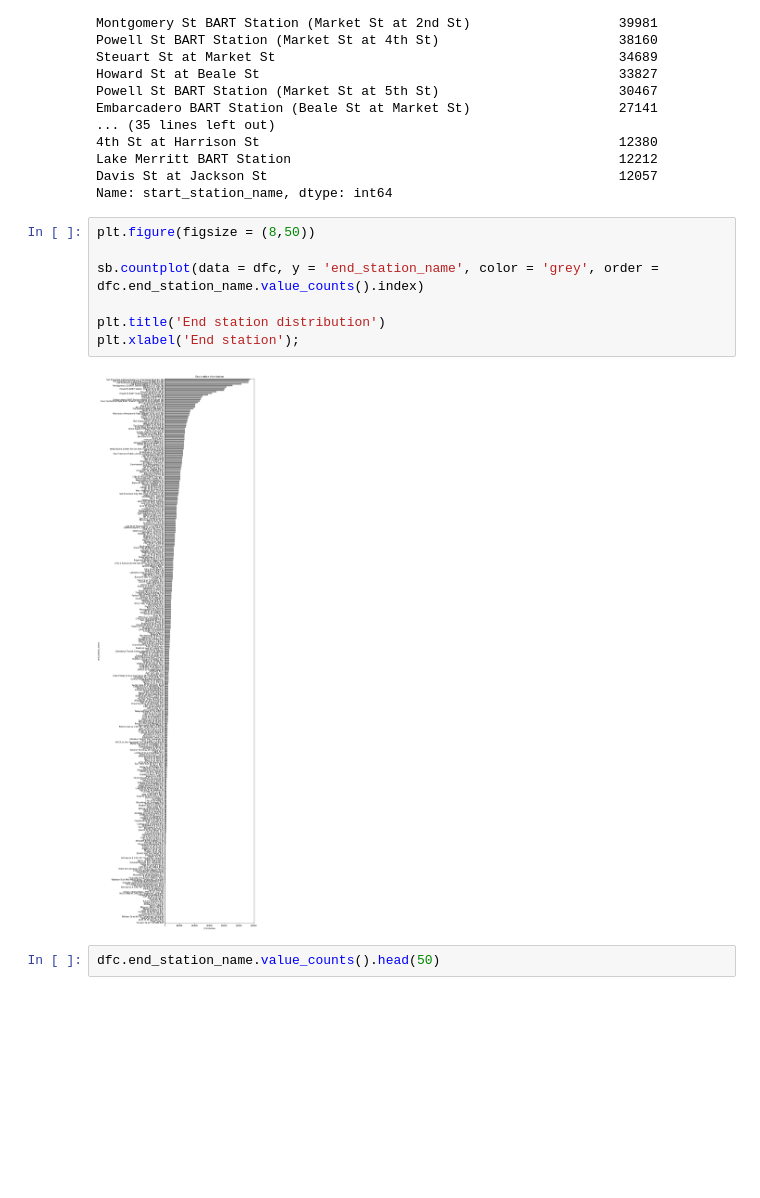
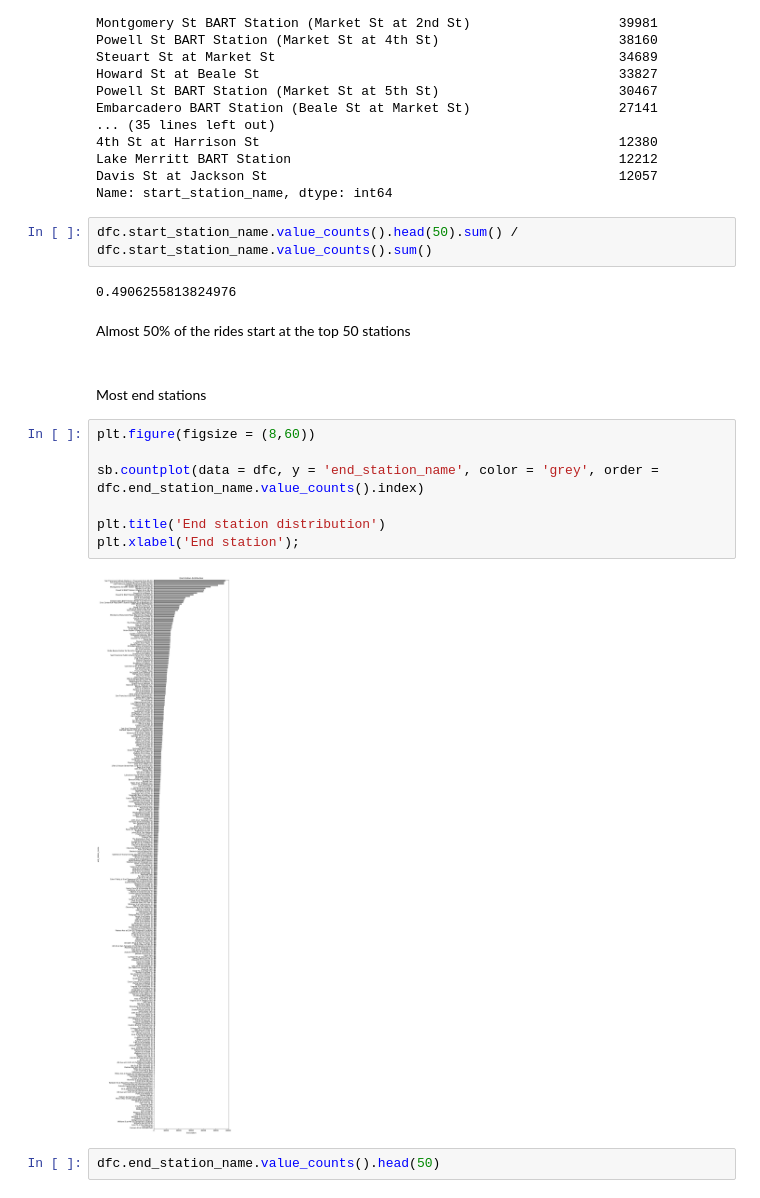
Before and after one commit to BoehnerTobias/Data-Visualization, a Jupyter notebook: Visualization_project.ipynb, the cells around one changed output. Cells and saved outputs as stored; diff of their text form; blank space fills up the shorter version.

```diff
--- a/Visualization_project.ipynb
+++ b/Visualization_project.ipynb
@@ -784,15 +794,24 @@ Embarcadero BART Station (Beale St at Market St)                   27141
 Lake Merritt BART Station                                          12212
 Davis St at Jackson St                                             12057
 Name: start_station_name, dtype: int64
+# %%
+dfc.start_station_name.value_counts().head(50).sum() / dfc.start_station_name.value_counts().sum()
+# %% [output]
+0.4906255813824976
+# %% [markdown]
+Almost 50% of the rides start at the top 50 stations
+# %% [markdown]
+<br>
+Most end stations
 # %%
-plt.figure(figsize = (8,50))
+plt.figure(figsize = (8,60))
 
 sb.countplot(data = dfc, y = 'end_station_name', color = 'grey', order = dfc.end_station_name.value_counts().index)
 
 plt.title('End station distribution')
 plt.xlabel('End station');
 # %% [output]
-[figure, old version]
+[figure, new version]
 # %%
 dfc.end_station_name.value_counts().head(50)
 # %% [output]
```
Also changed, not shown: parts of 90 cells of this notebook, 1 other file.
